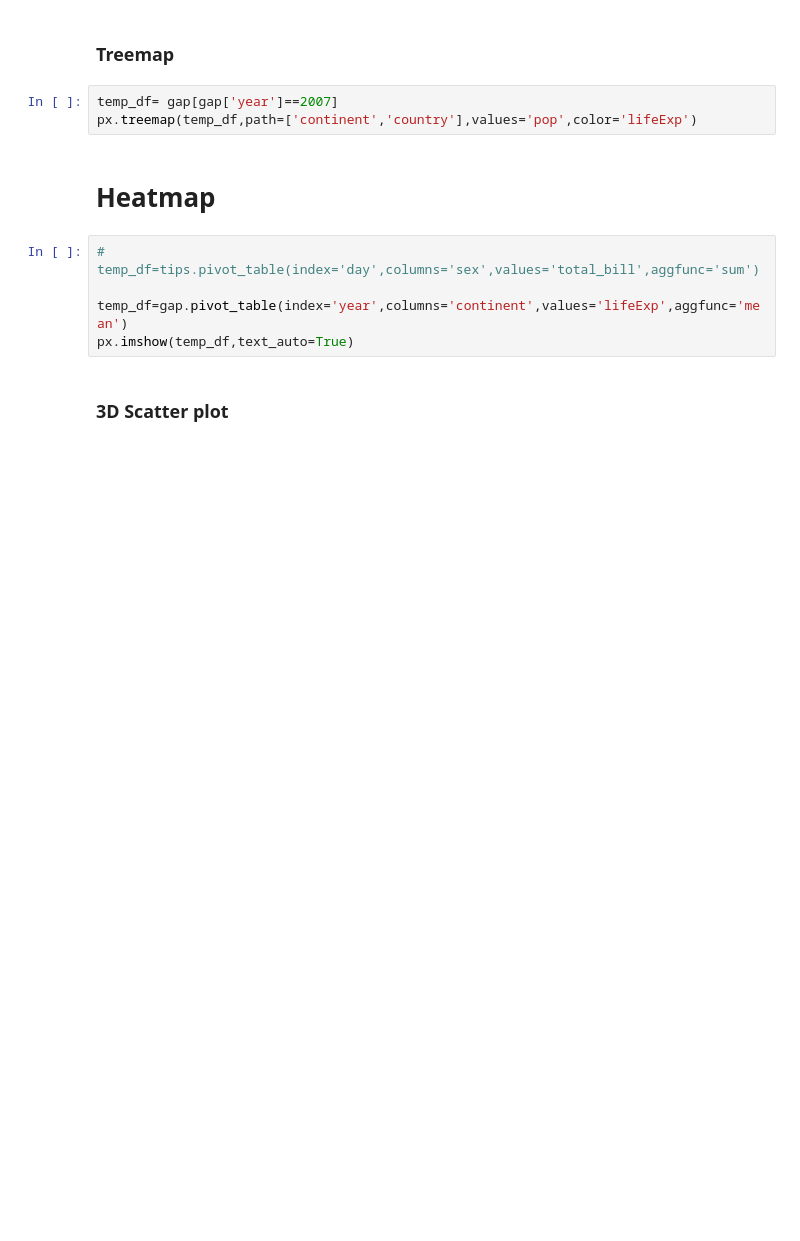
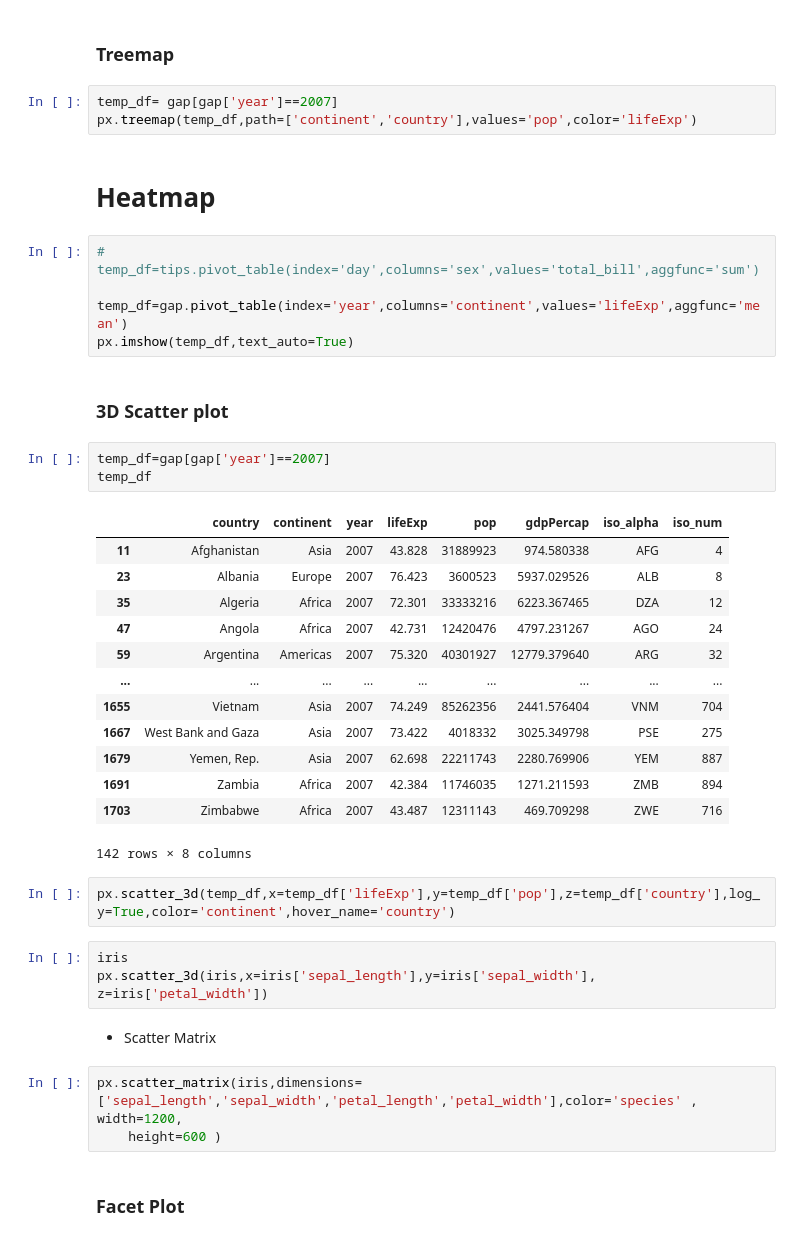
Before and after one commit to NeeleshRanpuriya/Data-Science-Series, a Jupyter notebook: Plotly/Plotly_Day1.ipynb, the cells around one changed output. Cells and saved outputs as stored; diff of their text form; blank space fills up the shorter version.

```diff
--- a/Plotly/Plotly_Day1.ipynb
+++ b/Plotly/Plotly_Day1.ipynb
@@ -158,3 +158,32 @@ temp_df=gap.pivot_table(index='year',columns='continent',values='lifeExp',aggfun
 px.imshow(temp_df,text_auto=True)
 # %% [markdown]
 ### 3D Scatter plot
+# %%
+temp_df=gap[gap['year']==2007]
+temp_df
+# %% [output]
+|  | country | continent | year | lifeExp | pop | gdpPercap | iso_alpha | iso_num |
+| 11 | Afghanistan | Asia | 2007 | 43.828 | 31889923 | 974.580338 | AFG | 4 |
+| 23 | Albania | Europe | 2007 | 76.423 | 3600523 | 5937.029526 | ALB | 8 |
+| 35 | Algeria | Africa | 2007 | 72.301 | 33333216 | 6223.367465 | DZA | 12 |
+| 47 | Angola | Africa | 2007 | 42.731 | 12420476 | 4797.231267 | AGO | 24 |
+| 59 | Argentina | Americas | 2007 | 75.320 | 40301927 | 12779.379640 | ARG | 32 |
+| ... | ... | ... | ... | ... | ... | ... | ... | ... |
+| 1655 | Vietnam | Asia | 2007 | 74.249 | 85262356 | 2441.576404 | VNM | 704 |
+| 1667 | West Bank and Gaza | Asia | 2007 | 73.422 | 4018332 | 3025.349798 | PSE | 275 |
+| 1679 | Yemen, Rep. | Asia | 2007 | 62.698 | 22211743 | 2280.769906 | YEM | 887 |
+| 1691 | Zambia | Africa | 2007 | 42.384 | 11746035 | 1271.211593 | ZMB | 894 |
+| 1703 | Zimbabwe | Africa | 2007 | 43.487 | 12311143 | 469.709298 | ZWE | 716 |
+142 rows × 8 columns
+# %%
+px.scatter_3d(temp_df,x=temp_df['lifeExp'],y=temp_df['pop'],z=temp_df['country'],log_y=True,color='continent',hover_name='country')
+# %%
+iris
+px.scatter_3d(iris,x=iris['sepal_length'],y=iris['sepal_width'], z=iris['petal_width'])
+# %% [markdown]
+- Scatter Matrix
+# %%
+px.scatter_matrix(iris,dimensions=['sepal_length','sepal_width','petal_length','petal_width'],color='species' , width=1200,
+    height=600 )
+# %% [markdown]
+### Facet Plot
```
Also changed, not shown: parts of 10 cells of this notebook.
